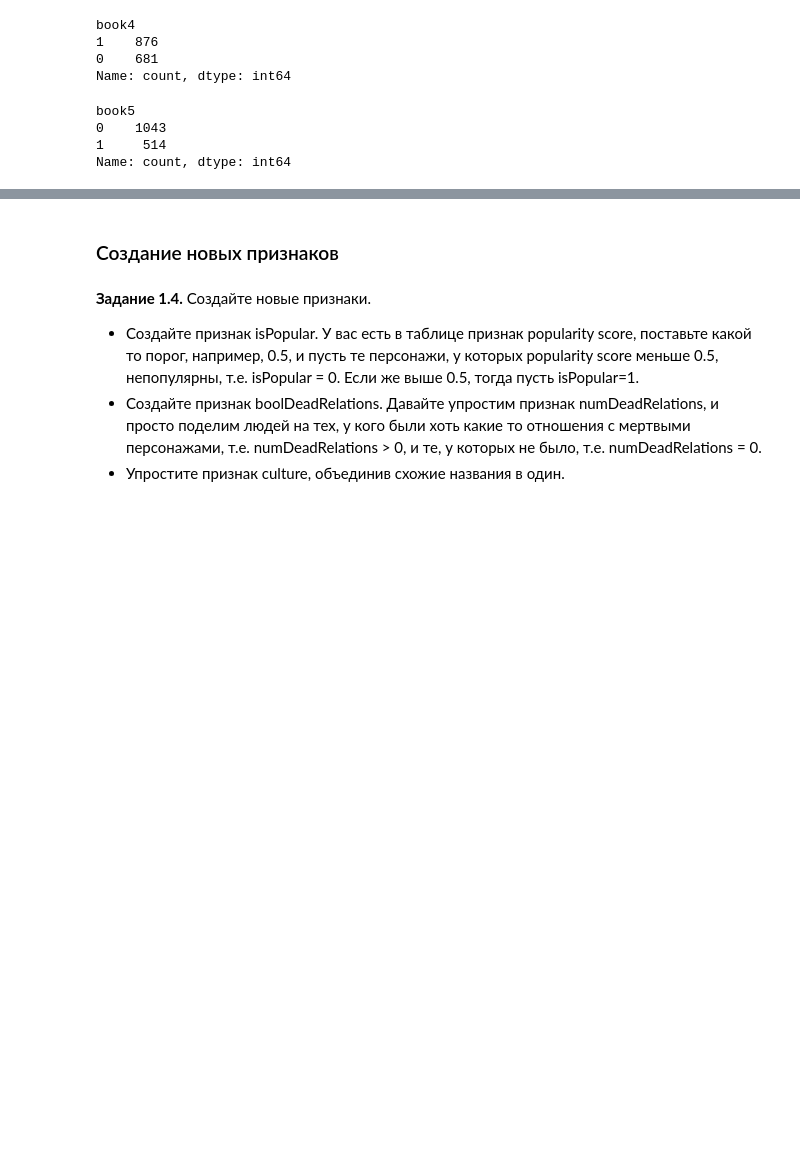
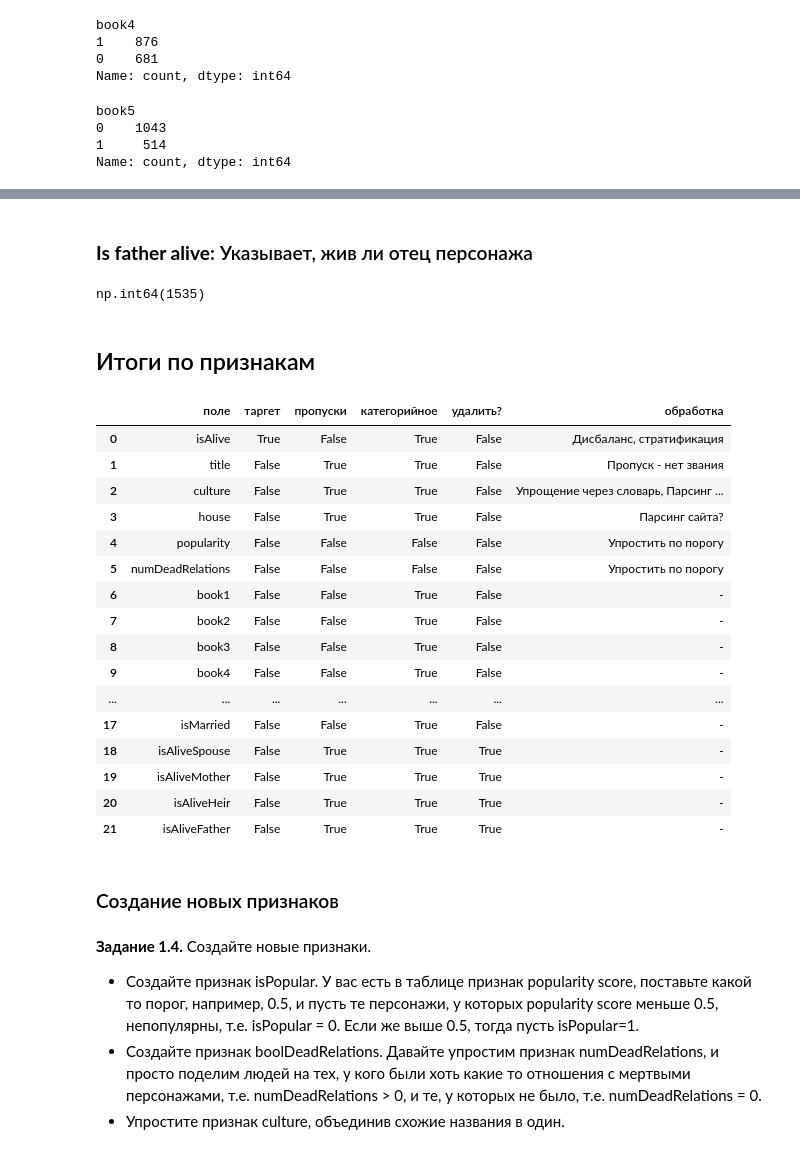
Before and after one commit to alex-chin/dsl_part_1_ml_cv, a Jupyter notebook: week_01_ml_intro/Homework/hw_1_game_of_thrones.ipynb, the cells around one changed output, grey strips where cells are left out. Saved outputs shown, nothing was run; the diff lists cells and outputs as text; code cells hidden in the pictures; blank space fills up the shorter version.

```diff
--- a/week_01_ml_intro/Homework/hw_1_game_of_thrones.ipynb
+++ b/week_01_ml_intro/Homework/hw_1_game_of_thrones.ipynb
@@ -525,0 +670,3 @@ FEATURES_LIST.append(['book5', False, False, True, False, '-'])
+# %%
+# поле, таргет, пропуски, категорийное, удалить?, обработка
+FEATURES_LIST.append(['isAliveSpouse', False, True, True, True, '-'])
@@ -525,0 +680,3 @@ FEATURES_LIST.append(['book5', False, False, True, False, '-'])
+# %%
+# поле, таргет, пропуски, категорийное, удалить?, обработка
+FEATURES_LIST.append(['isAliveMother', False, True, True, True, '-'])
@@ -526,3 +689,37 @@ FEATURES_LIST.append(['book5', False, False, True, False, '-'])
+# %%
+# поле, таргет, пропуски, категорийное, удалить?, обработка
+FEATURES_LIST.append(['isAliveHeir', False, True, True, True, '-'])
+# %% [markdown]
+### **Is father alive:** Указывает, жив ли отец персонажа
+# %%
+df.isAliveFather.isna().sum()
+# %% [output]
+np.int64(1535)
+# %%
+# поле, таргет, пропуски, категорийное, удалить?, обработка
+FEATURES_LIST.append(['isAliveFather', False, True, True, True, '-'])
+# %% [markdown]
+## Итоги по признакам
+# %%
+pd.DataFrame(FEATURES_LIST, columns=['поле', 'таргет', 'пропуски', 'категорийное', 'удалить?', 'обработка'])
+# %% [output]
+|  | поле | таргет | пропуски | категорийное | удалить? | обработка |
+| 0 | isAlive | True | False | True | False | Дисбаланс, стратификация |
+| 1 | title | False | True | True | False | Пропуск - нет звания |
+| 2 | culture | False | True | True | False | Упрощение через словарь, Парсинг ... |
+| 3 | house | False | True | True | False | Парсинг сайта? |
+| 4 | popularity | False | False | False | False | Упростить по порогу |
+| 5 | numDeadRelations | False | False | False | False | Упростить по порогу |
+| 6 | book1 | False | False | True | False | - |
+| 7 | book2 | False | False | True | False | - |
+| 8 | book3 | False | False | True | False | - |
+| 9 | book4 | False | False | True | False | - |
+| ... | ... | ... | ... | ... | ... | ... |
+| 17 | isMarried | False | False | True | False | - |
+| 18 | isAliveSpouse | False | True | True | True | - |
+| 19 | isAliveMother | False | True | True | True | - |
+| 20 | isAliveHeir | False | True | True | True | - |
+| 21 | isAliveFather | False | True | True | True | - |
 # %% [markdown]
 ### Создание новых признаков
 # %% [markdown]
```
Also changed, not shown: parts of 40 cells of this notebook.
